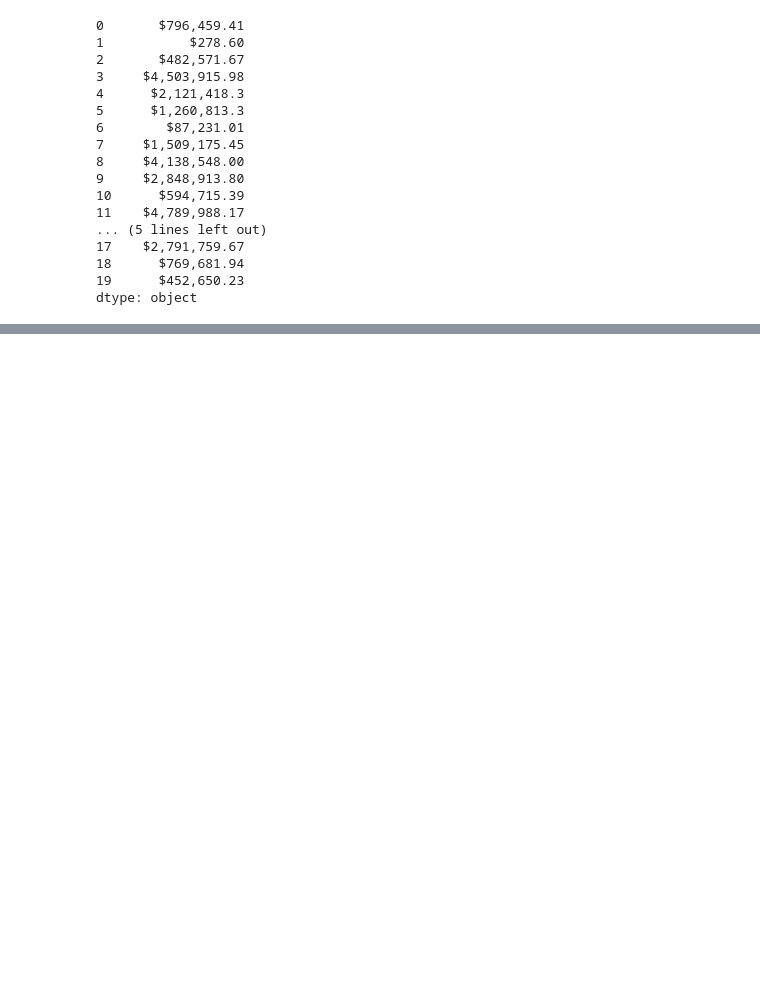
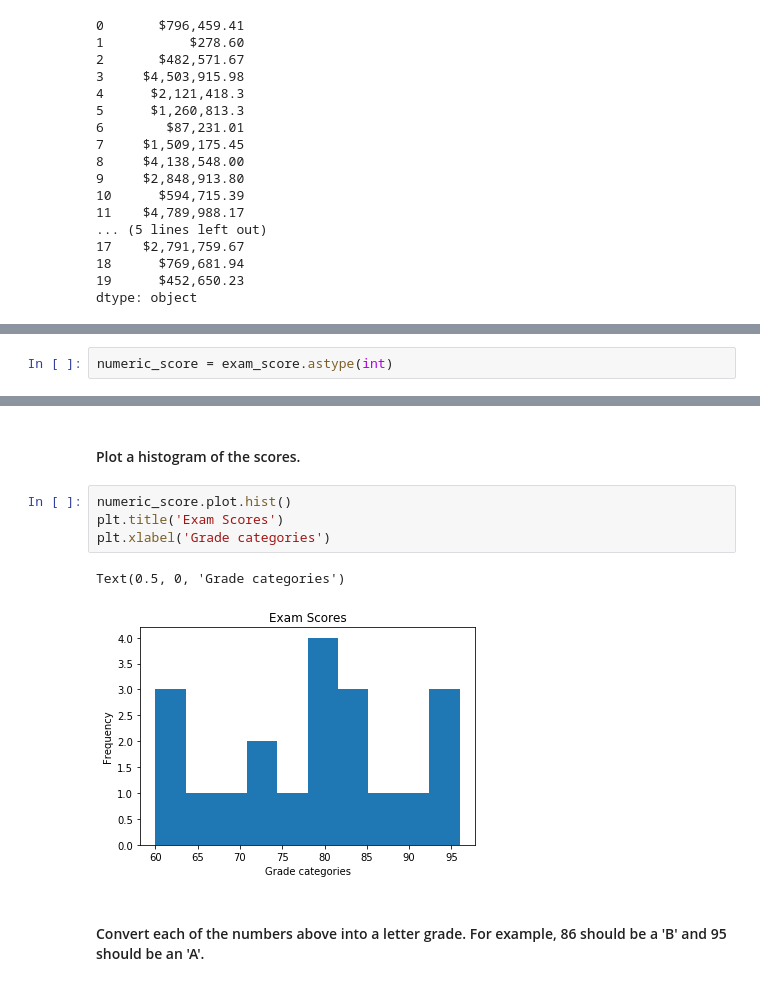
Before and after one commit to JadaShipp/python-exercises, a Jupyter notebook: 4.8.4.2_pandas_series.ipynb, the cells around one changed output, grey strips where cells are left out. Saved outputs shown, nothing was run; the diff lists cells and outputs as text; blank space fills up the shorter version.

```diff
--- a/4.8.4.2_pandas_series.ipynb
+++ b/4.8.4.2_pandas_series.ipynb
@@ -234,0 +330,2 @@ dtype: object
+# %%
+numeric_score = exam_score.astype(int)
@@ -234,0 +362,11 @@ dtype: object
+# %% [markdown]
+#### Plot a histogram of the scores.
+# %%
+numeric_score.plot.hist()
+plt.title('Exam Scores')
+plt.xlabel('Grade categories')
+# %% [output]
+Text(0.5, 0, 'Grade categories')
+[figure, added]
+# %% [markdown]
+#### Convert each of the numbers above into a letter grade. For example, 86 should be a 'B' and 95 should be an 'A'.
```
Also changed, not shown: parts of 51 cells of this notebook.
